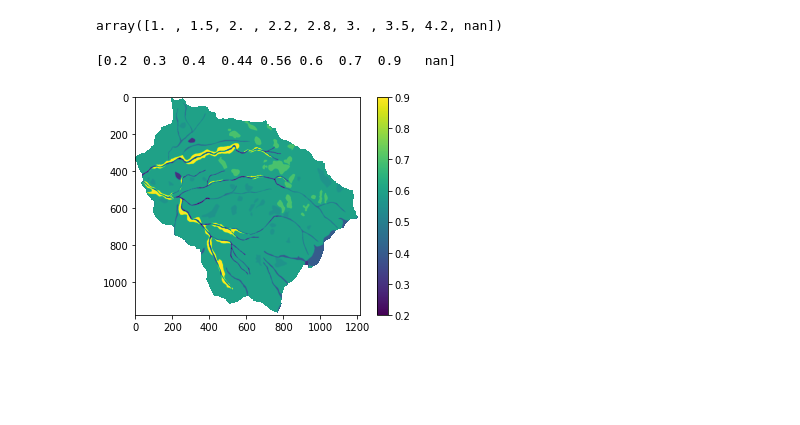
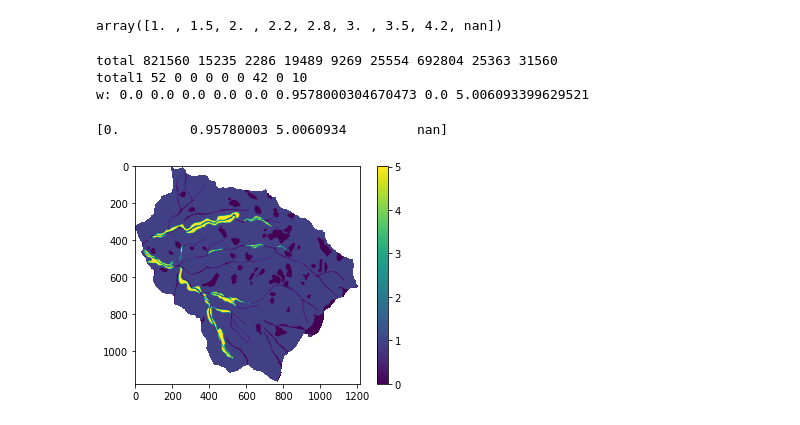
Before and after one commit to Alzategelizabeth/Cartografia-, a Jupyter notebook: Taller 7/MetodosBasadosEnDatos.ipynb, the cells around one changed output. Saved outputs shown, nothing was run; the diff lists cells and outputs as text; code cells hidden in the pictures; blank space fills up the shorter version.

```diff
--- a/Taller 7/MetodosBasadosEnDatos.ipynb
+++ b/Taller 7/MetodosBasadosEnDatos.ipynb
@@ -213,18 +295,58 @@ geomorfologia_vector_MenM.shape
 np.unique(geomorfologia)
 # %% [output]
 array([1. , 1.5, 2. , 2.2, 2.8, 3. , 3.5, 4.2, nan])
+# %%
+ag=(geomorfologia == 1).sum()
+bg=(geomorfologia == 1.5).sum()
+cg=(geomorfologia == 2).sum()
+dg=(geomorfologia == 2.2).sum()
+eg=(geomorfologia == 2.8).sum()
+fg=(geomorfologia == 3).sum()
+gg=(geomorfologia == 3.5).sum()
+hg=(geomorfologia == 4.2).sum()
+
+totalg=ag+bg+cg+dg+eg+fg+gg+hg
+print("total", totalg,ag,bg,cg,dg,eg,fg,gg,hg)
+
+geomorfologiaconMenM=geomorfologia*inventario
+ag1=(geomorfologiaconMenM == 1).sum()
+bg1=(geomorfologiaconMenM == 1.5).sum()
+cg1=(geomorfologiaconMenM == 2).sum()
+dg1=(geomorfologiaconMenM == 2.2).sum()
+eg1=(geomorfologiaconMenM == 2.8).sum()
+fg1=(geomorfologiaconMenM == 3).sum()
+gg1=(geomorfologiaconMenM == 3.5).sum()
+hg1=(geomorfologiaconMenM == 4.2).sum()
+
+
+totalg1=ag1+bg1+cg1+dg1+eg1+fg1+gg1+hg1
+print("total1", totalg1,ag1,bg1,cg1,dg1,eg1,fg1,gg1,hg1)
+
+w_a=(ag1/totalg1)/(ag/totalg)
+w_b=(bg1/totalg1)/(bg/totalg)
+w_c=(cg1/totalg1)/(cg/totalg)
+w_d=(dg1/totalg1)/(dg/totalg)
+w_e=(eg1/totalg1)/(eg/totalg)
+w_f=(fg1/totalg1)/(fg/totalg)
+w_g=(gg1/totalg1)/(gg/totalg)
+w_h=(hg1/totalg1)/(hg/totalg)
+print("w:", w_a,w_b,w_c,w_d,w_e,w_f,w_g,w_h)
+# %% [output]
+total 821560 15235 2286 19489 9269 25554 692804 25363 31560
+total1 52 0 0 0 0 0 42 0 10
+w: 0.0 0.0 0.0 0.0 0.0 0.9578000304670473 0.0 5.006093399629521
 # %%
-geomorfologia_re=np.where(geomorfologia<=1.0,0.2,geomorfologia)
-geomorfologia_re=np.where(geomorfologia_re==1.5,0.3,geomorfologia_re)
-geomorfologia_re=np.where(geomorfologia_re==2.0,0.4,geomorfologia_re)
-geomorfologia_re=np.where(geomorfologia_re==2.2,0.44,geomorfologia_re)
-geomorfologia_re=np.where(geomorfologia_re==2.8,0.56,geomorfologia_re)
-geomorfologia_re=np.where(geomorfologia_re==3.0,0.6,geomorfologia_re)
-geomorfologia_re=np.where(geomorfologia_re==3.5,0.7,geomorfologia_re)
-geomorfologia_re=np.where(geomorfologia_re==4.2,0.9,geomorfologia_re)
+geomorfologia_re=np.where(geomorfologia<=1.0,w_a,geomorfologia)
+geomorfologia_re=np.where(geomorfologia_re==1.5,w_b,geomorfologia_re)
+geomorfologia_re=np.where(geomorfologia_re==2.0,w_c,geomorfologia_re)
+geomorfologia_re=np.where(geomorfologia_re==2.2,w_d,geomorfologia_re)
+geomorfologia_re=np.where(geomorfologia_re==2.8,w_e,geomorfologia_re)
+geomorfologia_re=np.where(geomorfologia_re==3.0,w_f,geomorfologia_re)
+geomorfologia_re=np.where(geomorfologia_re==3.5,w_g,geomorfologia_re)
+geomorfologia_re=np.where(geomorfologia_re==4.2,w_h,geomorfologia_re)
 print(np.unique(geomorfologia_re))
 plt.imshow(geomorfologia_re);
 plt.colorbar();
 # %% [output]
-[0.2  0.3  0.4  0.44 0.56 0.6  0.7  0.9   nan]
+[0.         0.95780003 5.0060934         nan]
-[figure, old version]
+[figure, new version]
```
Also changed, not shown: parts of 8 cells of this notebook.
